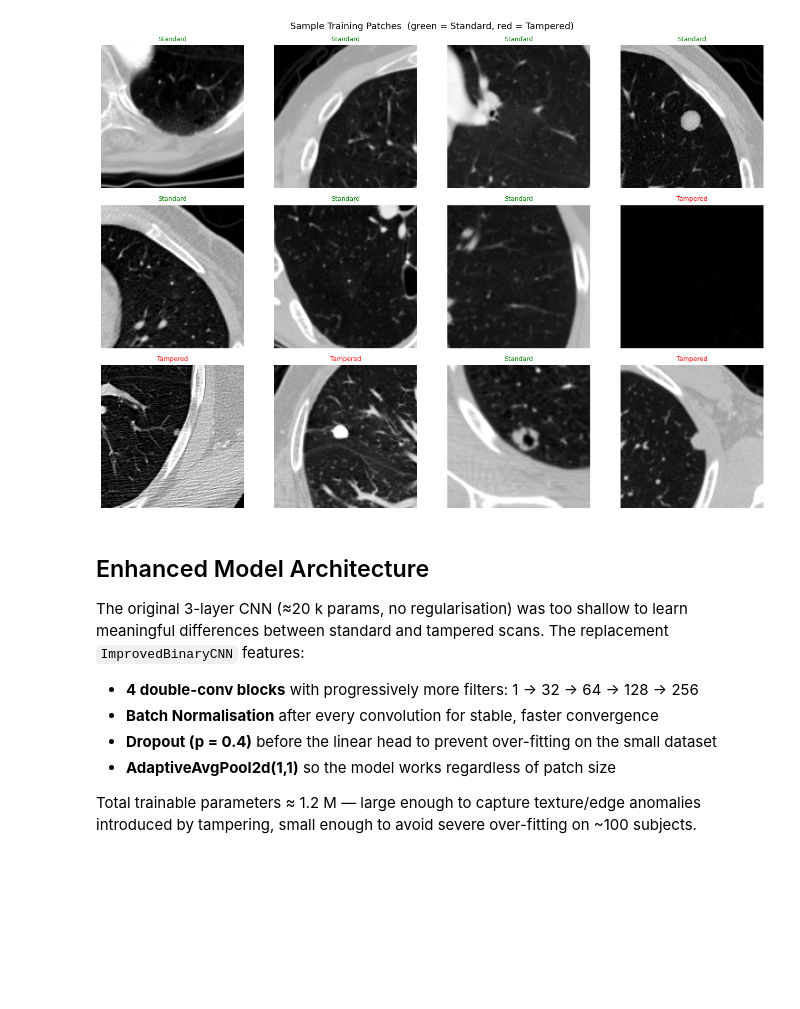
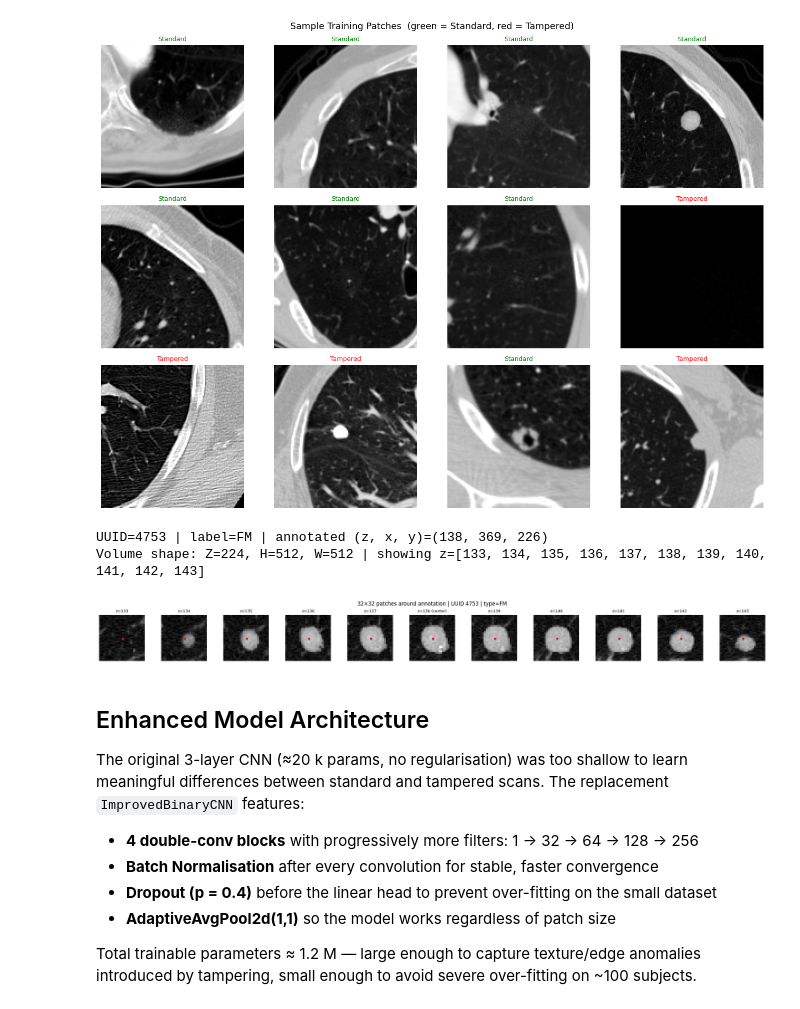
Before and after one commit to billhan5732/CS172B_Project, a Jupyter notebook: src/nick.ipynb, the cells around one changed output. Saved outputs shown, nothing was run; the diff lists cells and outputs as text; code cells hidden in the pictures; blank space fills up the shorter version.

Commit message:
32x32 zoomed patch and 5 slice-depth visualization cell

```diff
--- a/src/nick.ipynb
+++ b/src/nick.ipynb
@@ -416,6 +416,59 @@ plt.tight_layout()
 plt.show()
 # %% [output]
 [figure]
+# %%
+# ── 32×32 patch context around one labeled point ──────────────────────────
+inspect_df = train_df if "train_df" in globals() else combined_df
+sample_row = inspect_df.sample(n=1).iloc[0]
+
+uuid = str(sample_row["uuid"])
+z_center = int(sample_row["slice"])
+x = int(sample_row["x"])
+y = int(sample_row["y"])
+label_type = str(sample_row["type"])
+
+vpath = CFG.export_root / uuid / "volume.npz"
+vol = np.load(vpath, allow_pickle=False)[CFG.volume_key]  # shape: (Z, H, W)
+
+depth = 5
+z_indices = [z for z in range(z_center - depth, z_center + depth + 1)
+			 if 0 <= z < vol.shape[0]]
+
+print(f"UUID={uuid} | label={label_type} | annotated (z, x, y)=({z_center}, {x}, {y})")
+print(f"Volume shape: Z={vol.shape[0]}, H={vol.shape[1]}, W={vol.shape[2]} | showing z={z_indices}")
+
+patch_sz = 32          # <-- changed from 128
+hs = patch_sz // 2      # half‑size
+
+def _crop_patch(slice_img: np.ndarray, cx: int, cy: int, sz: int) -> np.ndarray:
+	h, w = slice_img.shape
+	y0, y1 = cy - hs, cy + hs
+	x0, x1 = cx - hs, cx + hs
+	if y0 < 0 or x0 < 0 or y1 > h or x1 > w:
+		print("WARNING: patch extends outside slice bounds; clipping")
+	y0c = max(y0, 0); y1c = min(y1, h)
+	x0c = max(x0, 0); x1c = min(x1, w)
+	return slice_img[y0c:y1c, x0c:x1c]
+
+fig, axes = plt.subplots(1, len(z_indices), figsize=(2 * len(z_indices), 2),
+						 constrained_layout=True)
+if len(z_indices) == 1:
+	axes = [axes]
+
+for ax, z in zip(axes, z_indices):
+	patch = _crop_patch(vol[z], x, y, patch_sz)
+	ax.imshow(patch, cmap="gray", vmin=0, vmax=1)
+	ax.scatter([x - max(x - hs, 0)], [y - max(y - hs, 0)], c="red", s=20)
+	ax.set_title(f"z={z}" + (" (center)" if z == z_center else ""), fontsize=9)
+	ax.axis("off")
+
+plt.suptitle(f"{patch_sz}×{patch_sz} patches around annotation | UUID {uuid} | type={label_type}",
+			 fontsize=12)
+plt.show()
+# %% [output]
+UUID=4753 | label=FM | annotated (z, x, y)=(138, 369, 226)
+Volume shape: Z=224, H=512, W=512 | showing z=[133, 134, 135, 136, 137, 138, 139, 140, 141, 142, 143]
+[figure, added]
 # %% [markdown]
 ## Enhanced Model Architecture
 
```
